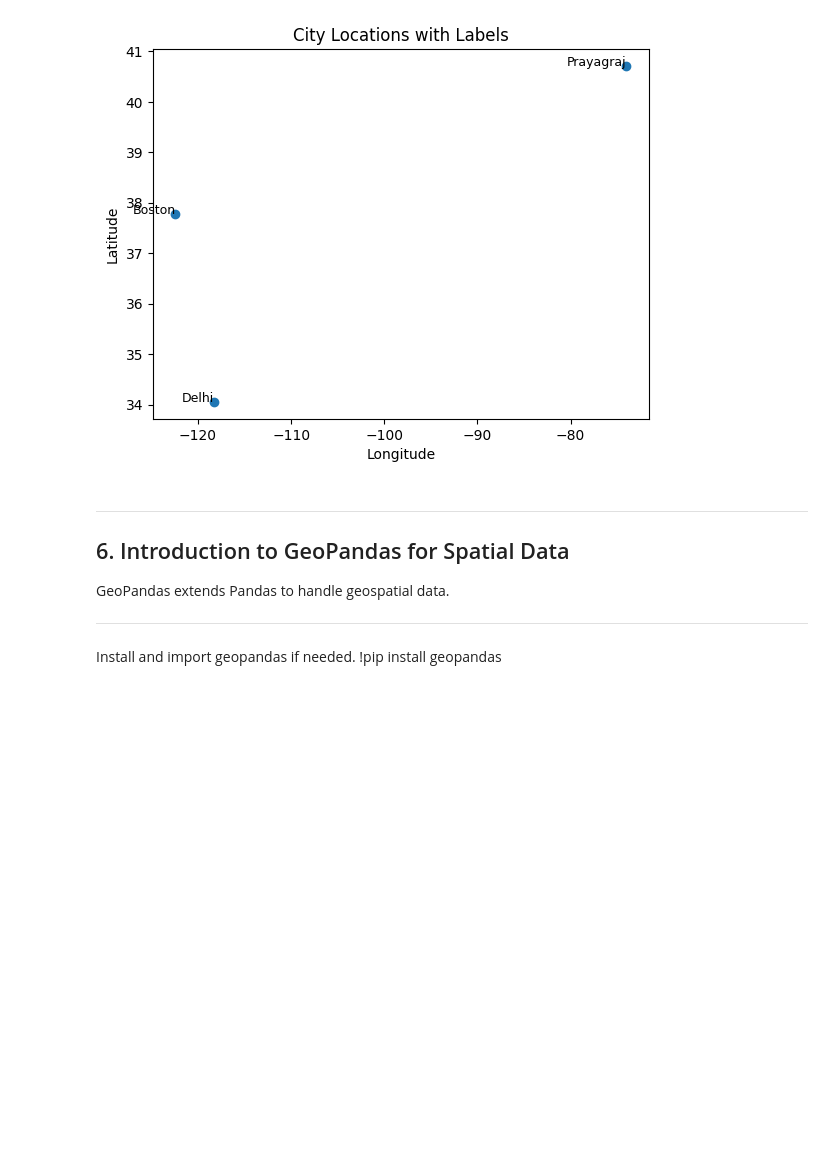
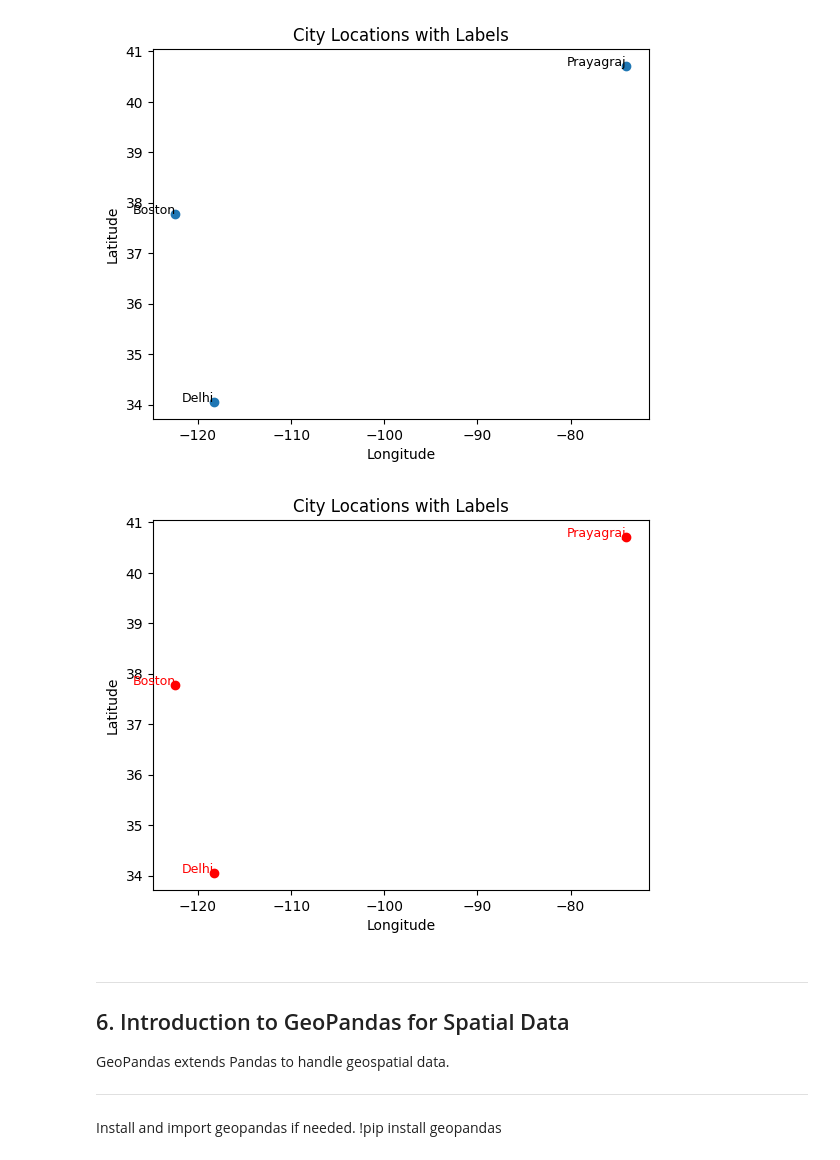
Before and after one commit to TerraCode-Solutions/Workshop_SIG_25_001, a Jupyter notebook: Script/NoteBook_23_Feb_2025.ipynb, the cells around one changed output. Saved outputs shown, nothing was run; the diff lists cells and outputs as text; code cells hidden in the pictures; blank space fills up the shorter version.

```diff
--- a/Script/NoteBook_23_Feb_2025.ipynb
+++ b/Script/NoteBook_23_Feb_2025.ipynb
@@ -272,6 +256,18 @@ plt.title("City Locations with Labels")
 plt.show()
 # %% [output]
 [figure]
+# %%
+import matplotlib.pyplot as plt
+
+plt.scatter(df_read["lon"], df_read["lat"], c='red')  # All points are blue
+for i, txt in enumerate(df_read["city"]):
+    plt.annotate(txt, (df_read["lon"][i], df_read["lat"][i]), fontsize=9, ha='right', color='red')  # Annotation in red
+plt.xlabel("Longitude")
+plt.ylabel("Latitude")
+plt.title("City Locations with Labels")
+plt.show()
+# %% [output]
+[figure, added]
 # %% [markdown]
 ---
 
```
Also changed, not shown: parts of 7 cells of this notebook.
